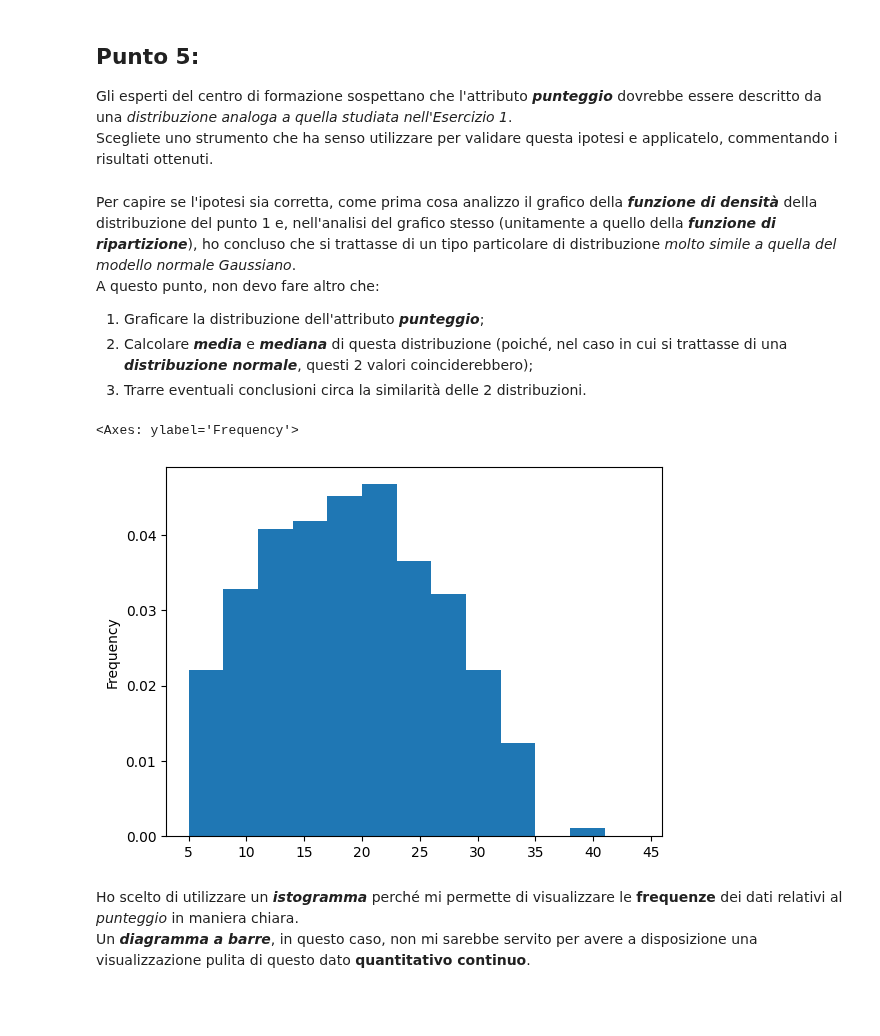
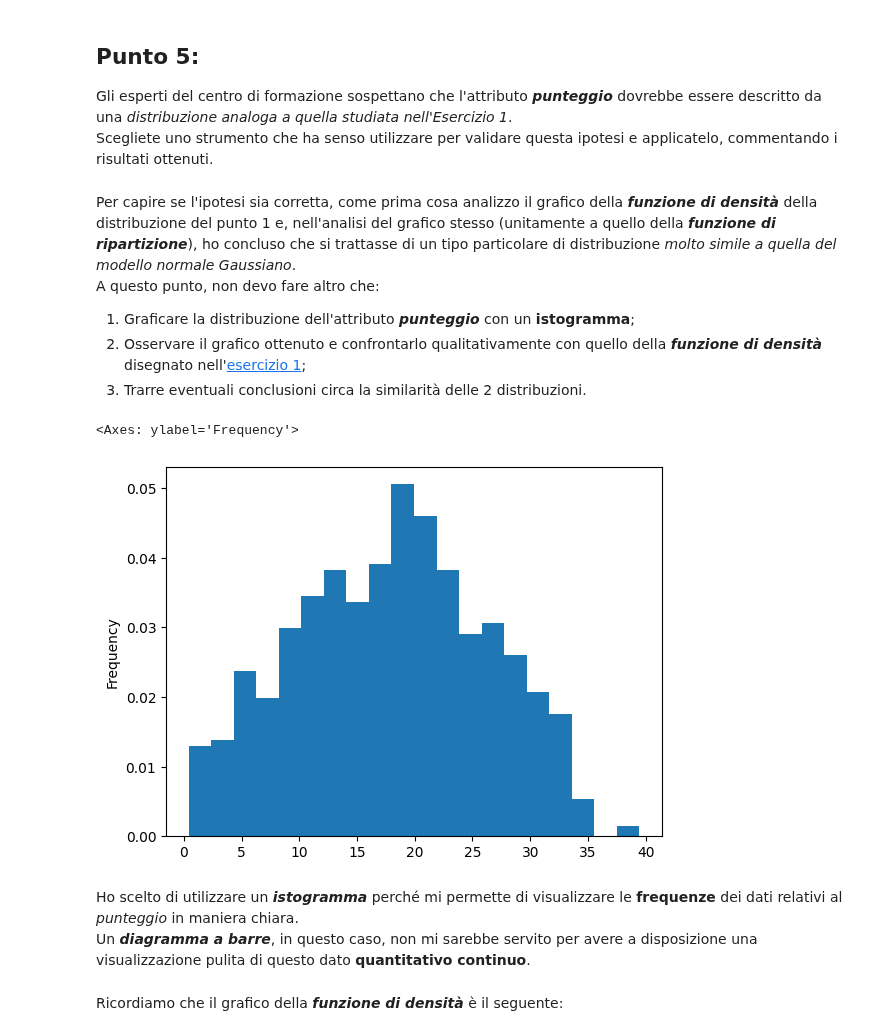
Before and after one commit to Gallja/Soluzioni-Statistica---Python, a Jupyter notebook: 2024/Esame_Giugno_2024.ipynb, the cells around one changed output. Saved outputs shown, nothing was run; the diff lists cells and outputs as text; code cells hidden in the pictures; blank space fills up the shorter version.

```diff
--- a/2024/Esame_Giugno_2024.ipynb
+++ b/2024/Esame_Giugno_2024.ipynb
@@ -399,14 +399,16 @@ Scegliete uno strumento che ha senso utilizzare per validare questa ipotesi e ap
 # %% [markdown]
 Per capire se l'ipotesi sia corretta, come prima cosa analizzo il grafico della **_funzione di densità_** della distribuzione del punto 1 e, nell'analisi del grafico stesso (unitamente a quello della **_funzione di ripartizione_**), ho concluso che si trattasse di un tipo particolare di distribuzione *molto simile a quella del modello normale Gaussiano*.
 A questo punto, non devo fare altro che:
-1. Graficare la distribuzione dell'attributo **_punteggio_**;
-2. Calcolare **_media_** e **_mediana_** di questa distribuzione (poiché, nel caso in cui si trattasse di una **_distribuzione normale_**, questi 2 valori coinciderebbero);
+1. Graficare la distribuzione dell'attributo **_punteggio_** con un **istogramma**;
+2. Osservare il grafico ottenuto e confrontarlo qualitativamente con quello della **_funzione di densità_** disegnato nell'[esercizio 1](#esercizio-1);
 3. Trarre eventuali conclusioni circa la similarità delle 2 distribuzioni.
 # %%
-data['punteggio'].plot.hist(bins = range(5, 45, 3), density = True)
+data['punteggio'].plot.hist(bins = 20, density = True)
 # %% [output]
 <Axes: ylabel='Frequency'>
-[figure, old version]
+[figure, new version]
 # %% [markdown]
 Ho scelto di utilizzare un **_istogramma_** perché mi permette di visualizzare le **frequenze** dei dati relativi al _punteggio_ in maniera chiara.
 Un **_diagramma a barre_**, in questo caso, non mi sarebbe servito per avere a disposizione una visualizzazione pulita di questo dato **quantitativo continuo**.
+# %% [markdown]
+Ricordiamo che il grafico della **_funzione di densità_** è il seguente:
```
Also changed, not shown: parts of 3 cells of this notebook.
